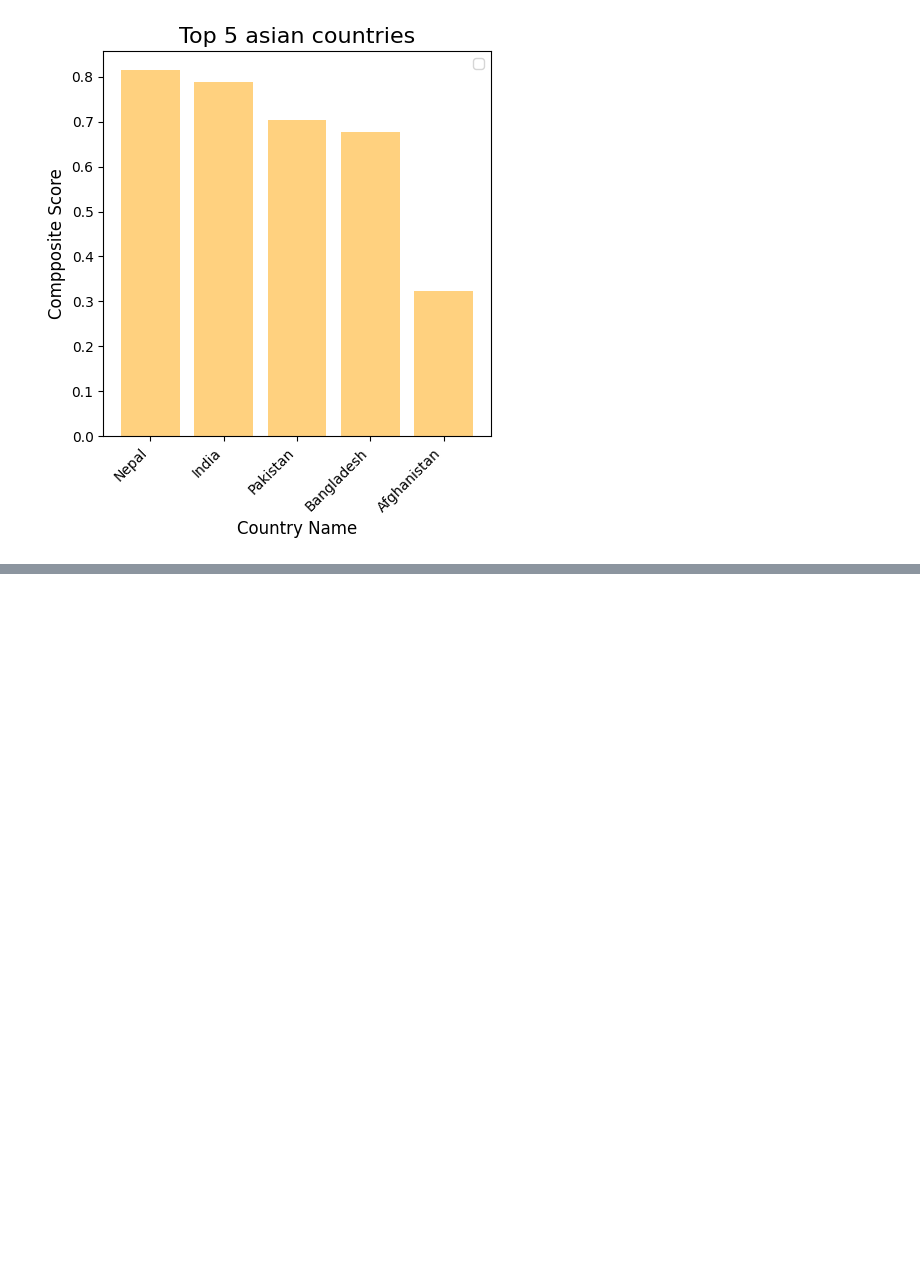
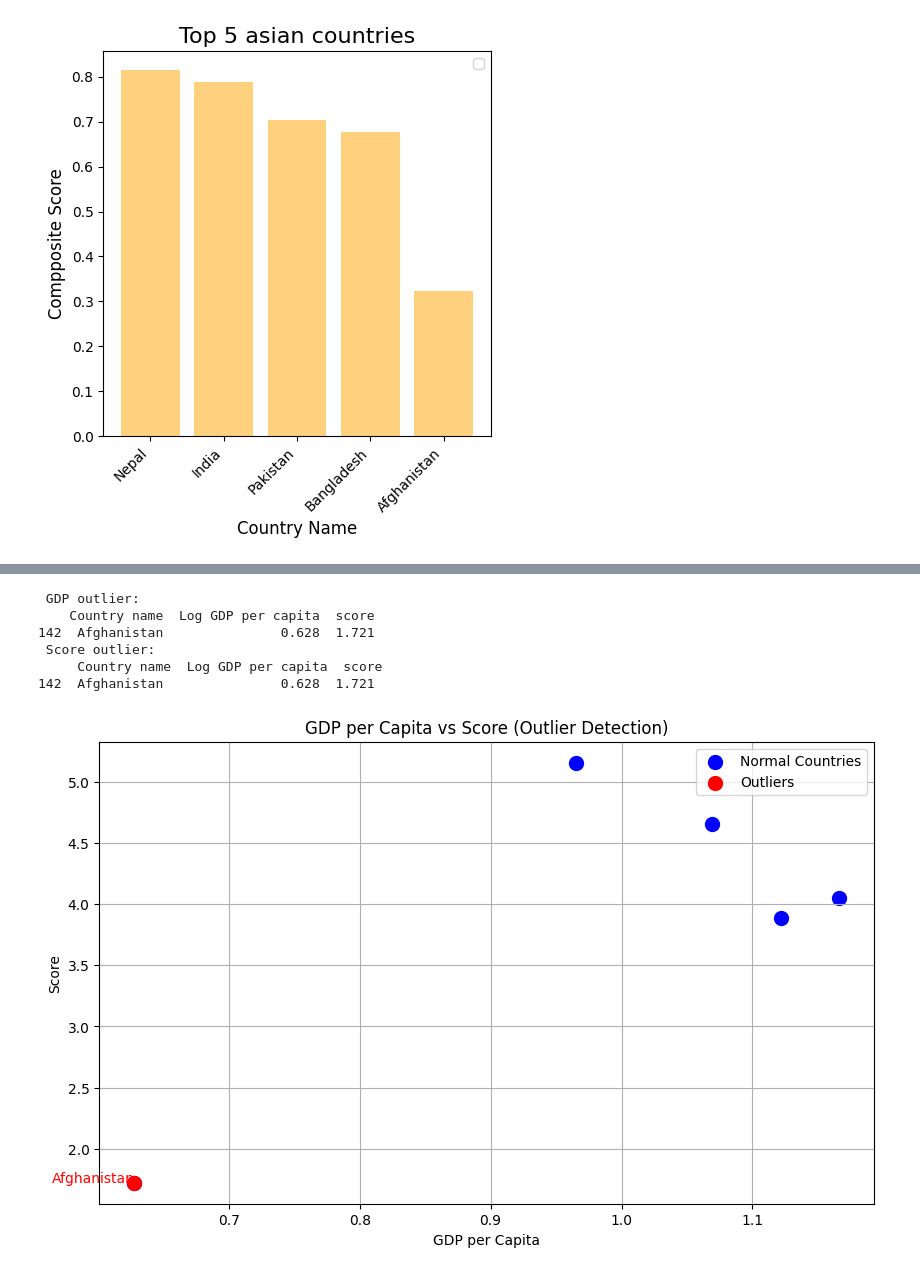
Before and after one commit to LearnerAnisha/python, a Jupyter notebook: coursework1.ipynb, the cells around one changed output, grey strips where cells are left out. Saved outputs shown, nothing was run; the diff lists cells and outputs as text; code cells hidden in the pictures; blank space fills up the shorter version.

Commit message:
add problem2 task3 outlier detection

```diff
--- a/coursework1.ipynb
+++ b/coursework1.ipynb
@@ -306,0 +314,15 @@ No artists with labels found to put in legend.  Note that artists whose label st
+# %%
+gdp_q1 = filtered_asian_list['Log GDP per capita'].quantile(0.25)
+gdp_q3 = filtered_asian_list['Log GDP per capita'].quantile(0.75)
+gdp_iqr = gdp_q3 - gdp_q1
+lower_bound_gdp = gdp_q1- 1.5 * gdp_iqr
+upper_bound_gdp = gdp_q3 + 1.5 * gdp_iqr
+print(f"Lower bound gdp:\n {lower_bound_gdp}")
+print(f"Upper bound gdp:\n {upper_bound_gdp}")
+score_q1 = filtered_asian_list['score'].quantile(0.25)
+score_q3 = filtered_asian_list['score'].quantile(0.75)
+score_iqr = score_q3 - score_q1
+lower_bound_score = score_q1 - 1.5 * score_iqr
+upper_bound_score = score_q3 + 1.5 * score_iqr
+print(f"Lower bound score:\n {lower_bound_score}")
+print(f"Upper bound score:\n {upper_bound_score}")
@@ -306,0 +338,30 @@ No artists with labels found to put in legend.  Note that artists whose label st
+# %%
+gdp_outlier = filtered_asian_list[(filtered_asian_list['Log GDP per capita'] < lower_bound_gdp) | (filtered_asian_list['Log GDP per capita'] > upper_bound_gdp)][['Country name','Log GDP per capita','score']]
+score_outlier = filtered_asian_list[(filtered_asian_list['score'] < lower_bound_score) | (filtered_asian_list['score'] > upper_bound_score)][['Country name','Log GDP per capita','score']]
+
+print(f" GDP outlier: \n{gdp_outlier.head()}")
+print(f" Score outlier:\n {score_outlier.head()}")
+# %% [output]
+ GDP outlier:
+    Country name  Log GDP per capita  score
+142  Afghanistan               0.628  1.721
+ Score outlier:
+     Country name  Log GDP per capita  score
+142  Afghanistan               0.628  1.721
+# %%
+outliers = pd.concat([gdp_outlier, score_outlier]).drop_duplicates()
+x = filtered_asian_list['Log GDP per capita']
+y = filtered_asian_list['score']
+plt.figure(figsize=(10, 6))
+plt.scatter( x, y, color='blue', s=100, label='Normal Countries')
+plt.scatter(outliers['Log GDP per capita'],outliers['score'], color='red', s=100, label='Outliers')
+for i, row in outliers.iterrows():
+    plt.text(row['Log GDP per capita'], row['score'], row['Country name'], color='red', fontsize=10, ha='right')
+plt.title('GDP per Capita vs Score (Outlier Detection)')
+plt.xlabel('GDP per Capita')
+plt.ylabel('Score')
+plt.legend()
+plt.grid()
+plt.show()
+# %% [output]
+[figure, added]
```
Also changed, not shown: parts of 2 cells of this notebook.
